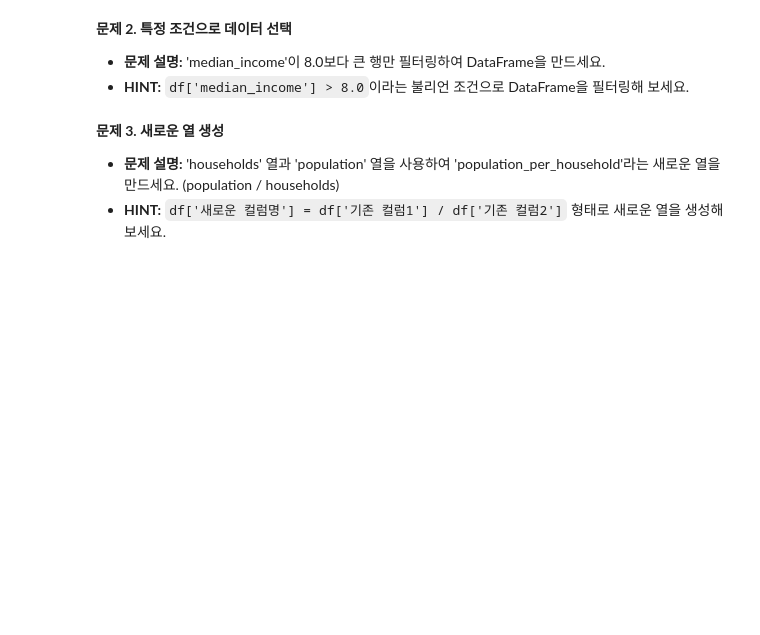
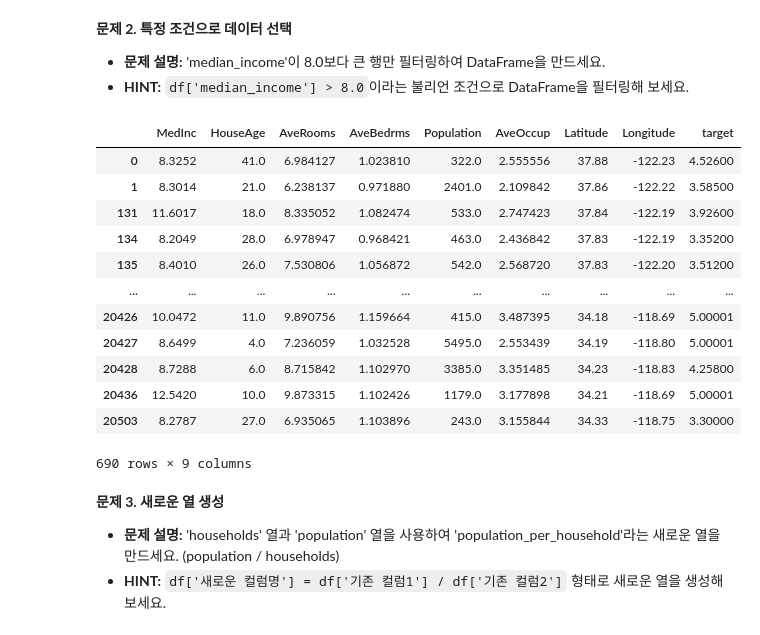
Before and after one commit to chayojun/TIL, a Jupyter notebook: src/2025_08_12_Pandas로데이터조작하기.ipynb, the cells around one changed output. Drawn from its saved outputs; the diff is of its cells as text; code cells hidden in the pictures; blank space fills up the shorter version.

```diff
--- a/src/2025_08_12_Pandas로데이터조작하기.ipynb
+++ b/src/2025_08_12_Pandas로데이터조작하기.ipynb
@@ -232,12 +321,28 @@ import pandas as pd
 # %%
 from sklearn.datasets import fetch_california_housing
 import pandas as pd
 housing = fetch_california_housing()
 df = pd.DataFrame(housing.data, columns=housing.feature_names)
 df['target'] = housing.target
 
+df[df['MedInc'] > 8.0]
+
 # 코드를 작성하세요
 # 예상 출력: 'median_income'이 8.0보다 큰 행들로만 구성된 DataFrame
+# %% [output]
+|  | MedInc | HouseAge | AveRooms | AveBedrms | Population | AveOccup | Latitude | Longitude | target |
+| 0 | 8.3252 | 41.0 | 6.984127 | 1.023810 | 322.0 | 2.555556 | 37.88 | -122.23 | 4.52600 |
+| 1 | 8.3014 | 21.0 | 6.238137 | 0.971880 | 2401.0 | 2.109842 | 37.86 | -122.22 | 3.58500 |
+| 131 | 11.6017 | 18.0 | 8.335052 | 1.082474 | 533.0 | 2.747423 | 37.84 | -122.19 | 3.92600 |
+| 134 | 8.2049 | 28.0 | 6.978947 | 0.968421 | 463.0 | 2.436842 | 37.83 | -122.19 | 3.35200 |
+| 135 | 8.4010 | 26.0 | 7.530806 | 1.056872 | 542.0 | 2.568720 | 37.83 | -122.20 | 3.51200 |
+| ... | ... | ... | ... | ... | ... | ... | ... | ... | ... |
+| 20426 | 10.0472 | 11.0 | 9.890756 | 1.159664 | 415.0 | 3.487395 | 34.18 | -118.69 | 5.00001 |
+| 20427 | 8.6499 | 4.0 | 7.236059 | 1.032528 | 5495.0 | 2.553439 | 34.19 | -118.80 | 5.00001 |
+| 20428 | 8.7288 | 6.0 | 8.715842 | 1.102970 | 3385.0 | 3.351485 | 34.23 | -118.83 | 4.25800 |
+| 20436 | 12.5420 | 10.0 | 9.873315 | 1.102426 | 1179.0 | 3.177898 | 34.21 | -118.69 | 5.00001 |
+| 20503 | 8.2787 | 27.0 | 6.935065 | 1.103896 | 243.0 | 3.155844 | 34.33 | -118.75 | 3.30000 |
+690 rows × 9 columns
 # %% [markdown]
 **문제 3. 새로운 열 생성**
 * **문제 설명:** 'households' 열과 'population' 열을 사용하여 'population_per_household'라는 새로운 열을 만드세요. (population / households)
```
Also changed, not shown: parts of 9 cells of this notebook.
